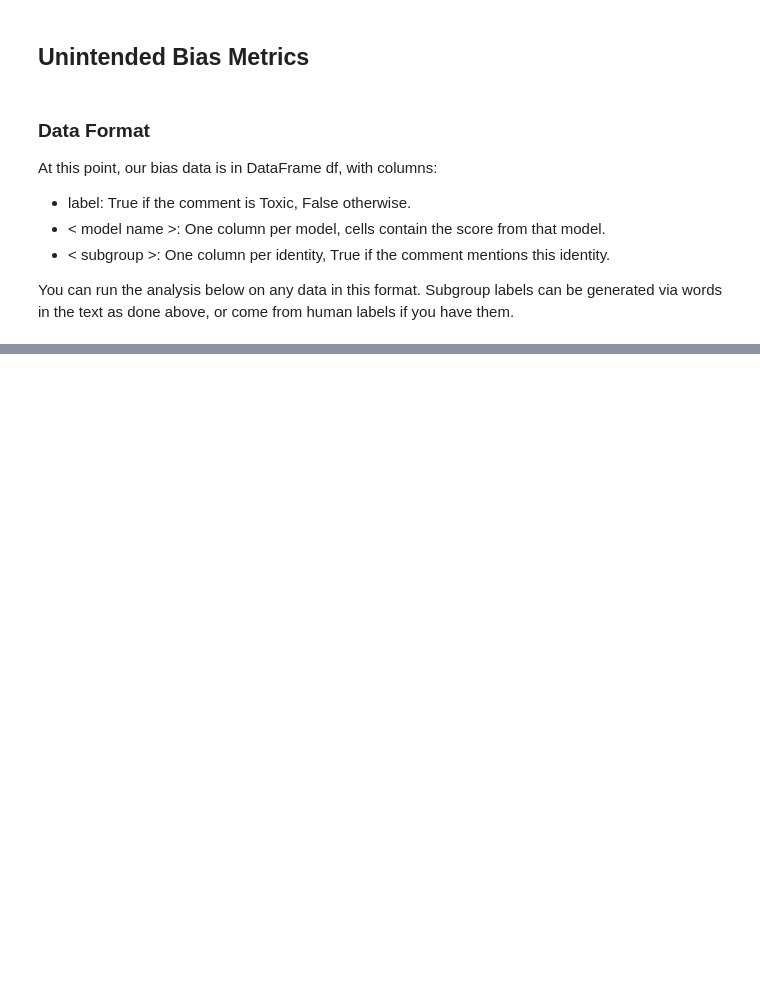
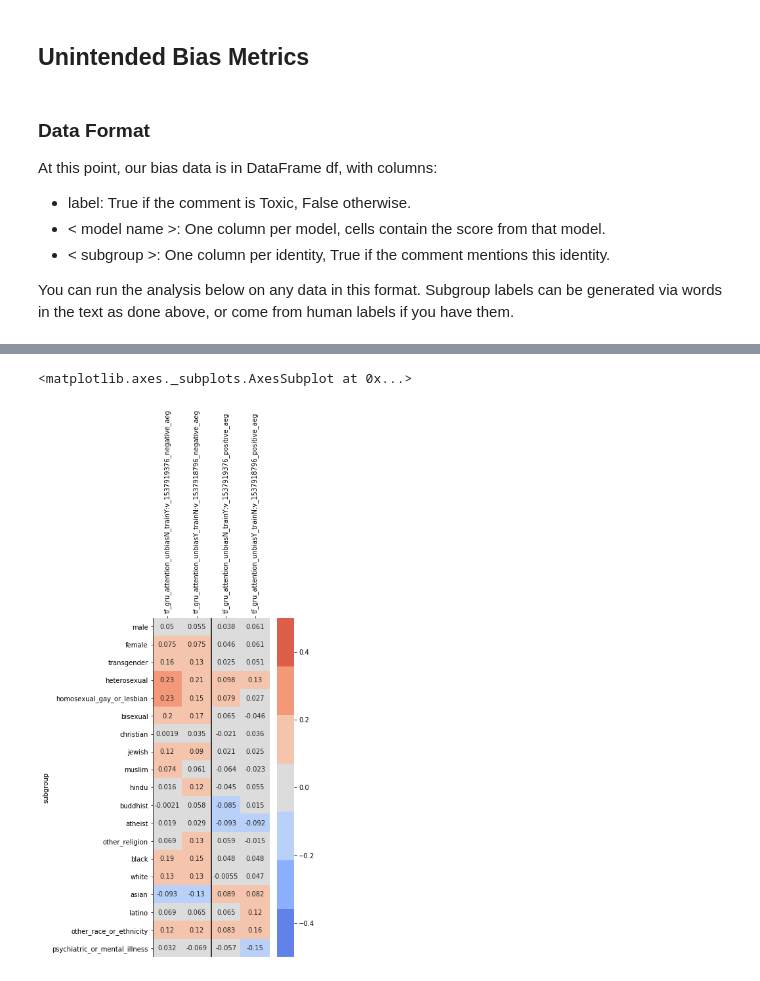
Before and after one commit to conversationai/conversationai-models, a Jupyter notebook: model_evaluation/jigsaw_evaluation_pipeline.ipynb, the cells around one changed output, grey strips where cells are left out. Cells and saved outputs as stored; diff of their text form; code cells hidden in the pictures; blank space fills up the shorter version.

```diff
--- a/model_evaluation/jigsaw_evaluation_pipeline.ipynb
+++ b/model_evaluation/jigsaw_evaluation_pipeline.ipynb
@@ -413,0 +428,5 @@ for model_family in MODEL_FAMILIES:
+# %%
+model_bias_analysis.plot_aeg_heatmap(bias_metrics, MODEL_NAMES)
+# %% [output]
+<matplotlib.axes._subplots.AxesSubplot at 0x...>
+[figure, added]
```
Also changed, not shown: parts of 19 cells of this notebook, 2 other files.
